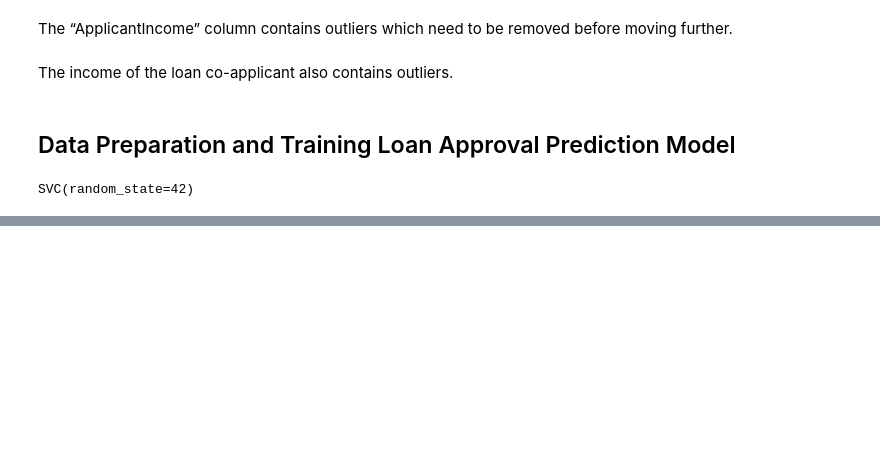
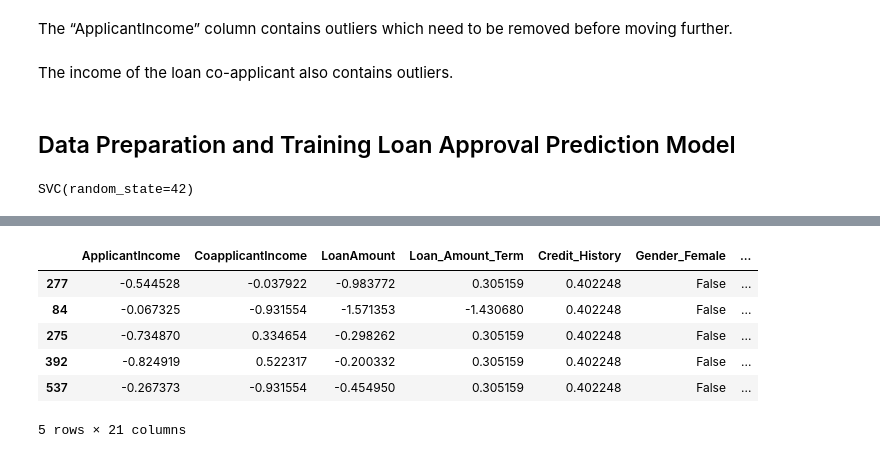
Before and after one commit to aishwaryasvs/Loan-Sanction-Predictor, a Jupyter notebook: loan_sanction_predictor.ipynb, the cells around one changed output, grey strips where cells are left out. Saved outputs shown, nothing was run; the diff lists cells and outputs as text; code cells hidden in the pictures; blank space fills up the shorter version.

Commit message:
adding predicted values as a column

```diff
--- a/loan_sanction_predictor.ipynb
+++ b/loan_sanction_predictor.ipynb
@@ -271,3 +271,7 @@ model = SVC(random_state=42)
 model.fit(X_train, y_train)
 # %% [output]
 SVC(random_state=42)
+# %%
+#prediction  on the test set
+y_pred = model.predict(X_test)
+print(y_pred)
@@ -273,0 +286,16 @@ SVC(random_state=42)
+# %%
+# Convert X_test to a DataFrame
+X_test_df = pd.DataFrame(X_test, columns=X_test.columns)
+
+# Add the predicted values to X_test_df
+X_test_df['Loan_Status_Predicted'] = y_pred
+
+X_test_df.head()
+# %% [output]
+|  | ApplicantIncome | CoapplicantIncome | LoanAmount | Loan_Amount_Term | Credit_History | Gender_Female | ... |
+| 277 | -0.544528 | -0.037922 | -0.983772 | 0.305159 | 0.402248 | False | ... |
+| 84 | -0.067325 | -0.931554 | -1.571353 | -1.430680 | 0.402248 | False | ... |
+| 275 | -0.734870 | 0.334654 | -0.298262 | 0.305159 | 0.402248 | False | ... |
+| 392 | -0.824919 | 0.522317 | -0.200332 | 0.305159 | 0.402248 | False | ... |
+| 537 | -0.267373 | -0.931554 | -0.454950 | 0.305159 | 0.402248 | False | ... |
+5 rows × 21 columns
```
Also changed, not shown: parts of 1 cell of this notebook.
